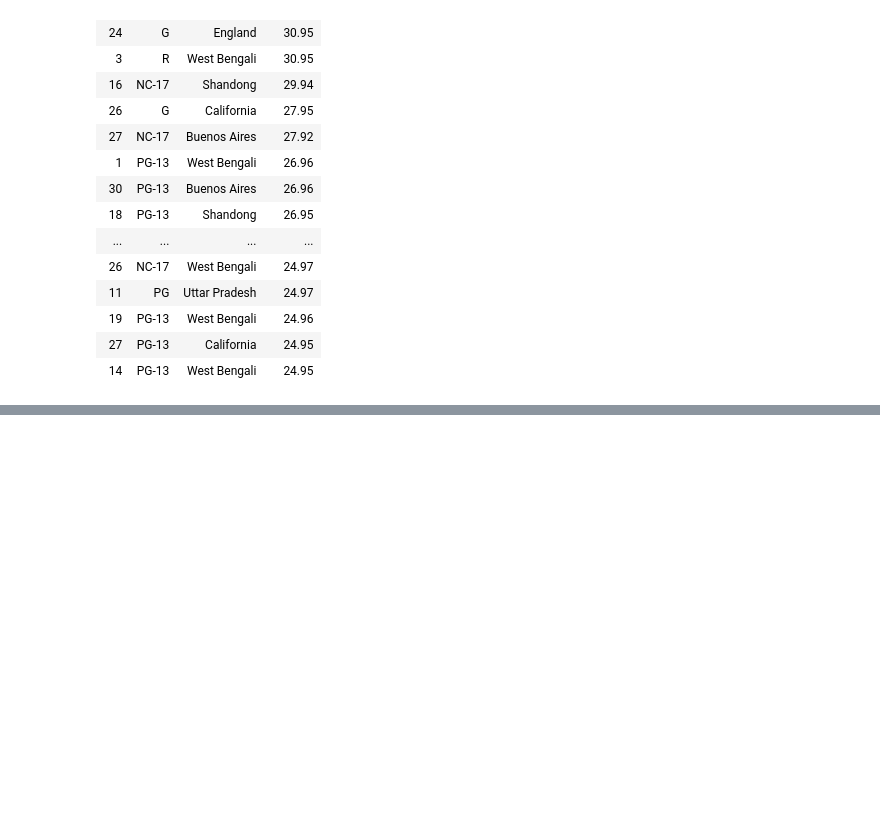
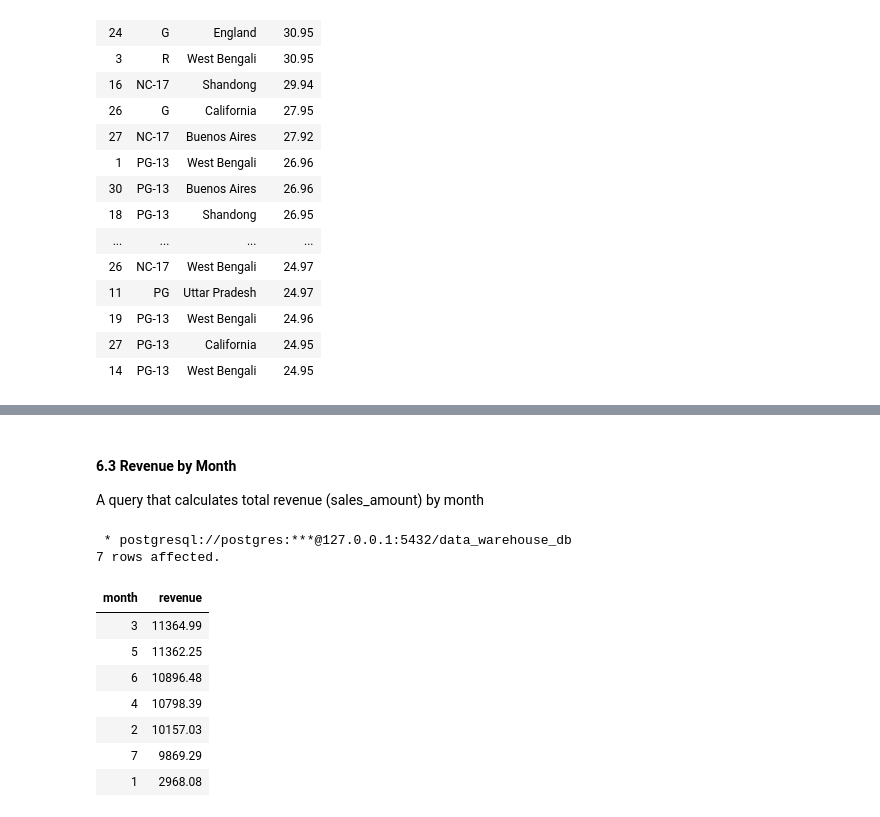
Before and after one commit to dinhlang86/SQL-data-warehouse, a Jupyter notebook: data_warehouse/dimensional_modeling.ipynb, the cells around one changed output, grey strips where cells are left out. Saved outputs shown, nothing was run; the diff lists cells and outputs as text; code cells hidden in the pictures; blank space fills up the shorter version.

```diff
--- a/data_warehouse/dimensional_modeling.ipynb
+++ b/data_warehouse/dimensional_modeling.ipynb
@@ -680,0 +724,22 @@ LIMIT 20;
+# %% [markdown]
+#### 6.3 Revenue by Month
+A query that calculates total revenue (sales_amount) by month
+# %%
+%%sql
+SELECT dd.month, sum(f.sales_amount) as revenue
+FROM factsales f
+JOIN dimdate dd ON f.date_key = dd.date_key
+GROUP BY dd.month
+ORDER BY revenue DESC
+LIMIT 20;
+# %% [output]
+ * postgresql://postgres:***@127.0.0.1:5432/data_warehouse_db
+7 rows affected.
+| month | revenue |
+| 3 | 11364.99 |
+| 5 | 11362.25 |
+| 6 | 10896.48 |
+| 4 | 10798.39 |
+| 2 | 10157.03 |
+| 7 | 9869.29 |
+| 1 | 2968.08 |
```
Also changed, not shown: parts of 12 cells of this notebook.
